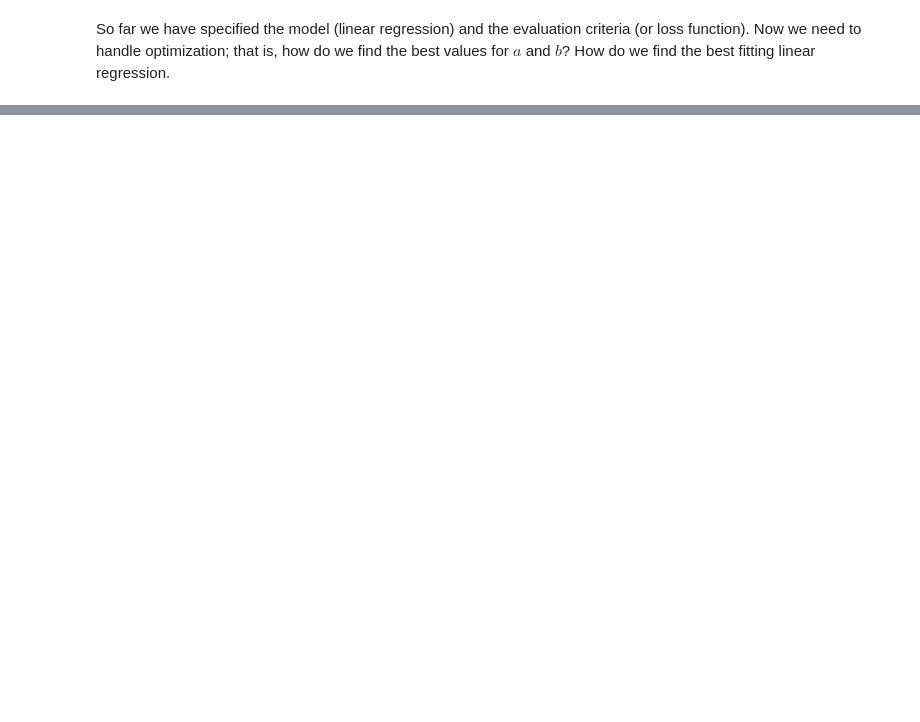
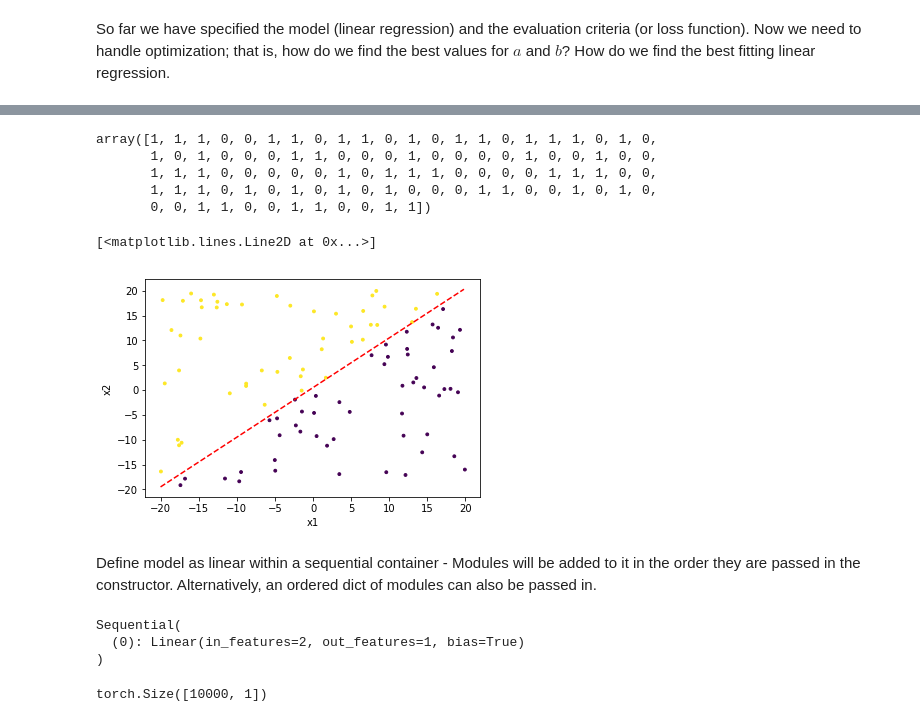
Before and after one commit to latinxinai/Intro-Image-Captioning, a Jupyter notebook: Intro_to_CV_in_Pytorch.ipynb, the cells around one changed output, grey strips where cells are left out. Cells and saved outputs as stored; diff of their text form; code cells hidden in the pictures; blank space fills up the shorter version.

Commit message:
add images, cnn code walkthrough, further details in intro pytorch

```diff
--- a/Intro_to_CV_in_Pytorch.ipynb
+++ b/Intro_to_CV_in_Pytorch.ipynb
@@ -119,0 +165,4 @@ So far we have specified the model (linear regression) and the evaluation criter
+# %%
+# Wrap x and y as tensor
+x = torch.tensor(x)
+y = torch.tensor(y)
@@ -119,0 +180,20 @@ So far we have specified the model (linear regression) and the evaluation criter
+# %%
+learning_rate = 1e-3
+for t in range(10000):
+    # Forward pass: compute predicted y using operations on Variables
+    loss = mse_loss(a,b,x,y)
+    if t % 1000 == 0: print(loss.item())
+
+    # Computes the gradient of loss with respect to all Variables with requires_grad=True.
+    # After this call a.grad and b.grad will be Variables holding the gradient
+    # of the loss with respect to a and b respectively
+    loss.backward()
+
+    # Update a and b using gradient descent; a.data and b.data are Tensors,
+    # a.grad and b.grad are Variables and a.grad.data and b.grad.data are Tensors
+    a.data -= learning_rate * a.grad.data
+    b.data -= learning_rate * b.grad.data
+
+    # Zero the gradients
+    a.grad.data.zero_()
+    b.grad.data.zero_()
@@ -119,0 +221,29 @@ So far we have specified the model (linear regression) and the evaluation criter
+# %%
+# generating fake data
+# Here we generate some fake data
+def lin(a,b,x): return a*x+b
+
+def gen_logistic_fake_data(n, a, b):
+    x = np.random.uniform(-20,20, (n, 2))
+    x2_hat = lin(a,b, x[:,0])
+    y = x[:,1] > x2_hat
+    return x, y.astype(int)
+
+x, y = gen_logistic_fake_data(100, 1., 0.5)
+# %%
+y
+# %% [output]
+array([1, 1, 1, 0, 0, 1, 1, 0, 1, 1, 0, 1, 0, 1, 1, 0, 1, 1, 1, 0, 1, 0,
+       1, 0, 1, 0, 0, 0, 1, 1, 0, 0, 0, 1, 0, 0, 0, 0, 1, 0, 0, 1, 0, 0,
+       1, 1, 1, 0, 0, 0, 0, 0, 1, 0, 1, 1, 1, 0, 0, 0, 0, 1, 1, 1, 0, 0,
+       1, 1, 1, 0, 1, 0, 1, 0, 1, 0, 1, 0, 0, 0, 1, 1, 0, 0, 1, 0, 1, 0,
+       0, 0, 1, 1, 0, 0, 1, 1, 0, 0, 1, 1])
+# %%
+t = np.arange(-20, 20, 0.2)
+import matplotlib.pyplot as plt
+plt.scatter(x[:,0],x[:,1],c=y, s=8);
+plt.xlabel("x1"); plt.ylabel("x2");
+plt.plot(t, t + 0.5, 'r--')
+# %% [output]
+[<matplotlib.lines.Line2D at 0x...>]
+[figure, added]
@@ -119,0 +254,16 @@ So far we have specified the model (linear regression) and the evaluation criter
+# %% [markdown]
+Define model as linear within a sequential container - Modules will be added to it in the order they are passed in the constructor. Alternatively, an ordered dict of modules can also be passed in.
+# %%
+
+model = torch.nn.Sequential(
+    torch.nn.Linear(2, 1),
+)
+model
+# %% [output]
+Sequential(
+  (0): Linear(in_features=2, out_features=1, bias=True)
+)
+# %%
+model(x).shape
+# %% [output]
+torch.Size([10000, 1])
```
Also changed, not shown: parts of 61 cells of this notebook, 23 other files.
